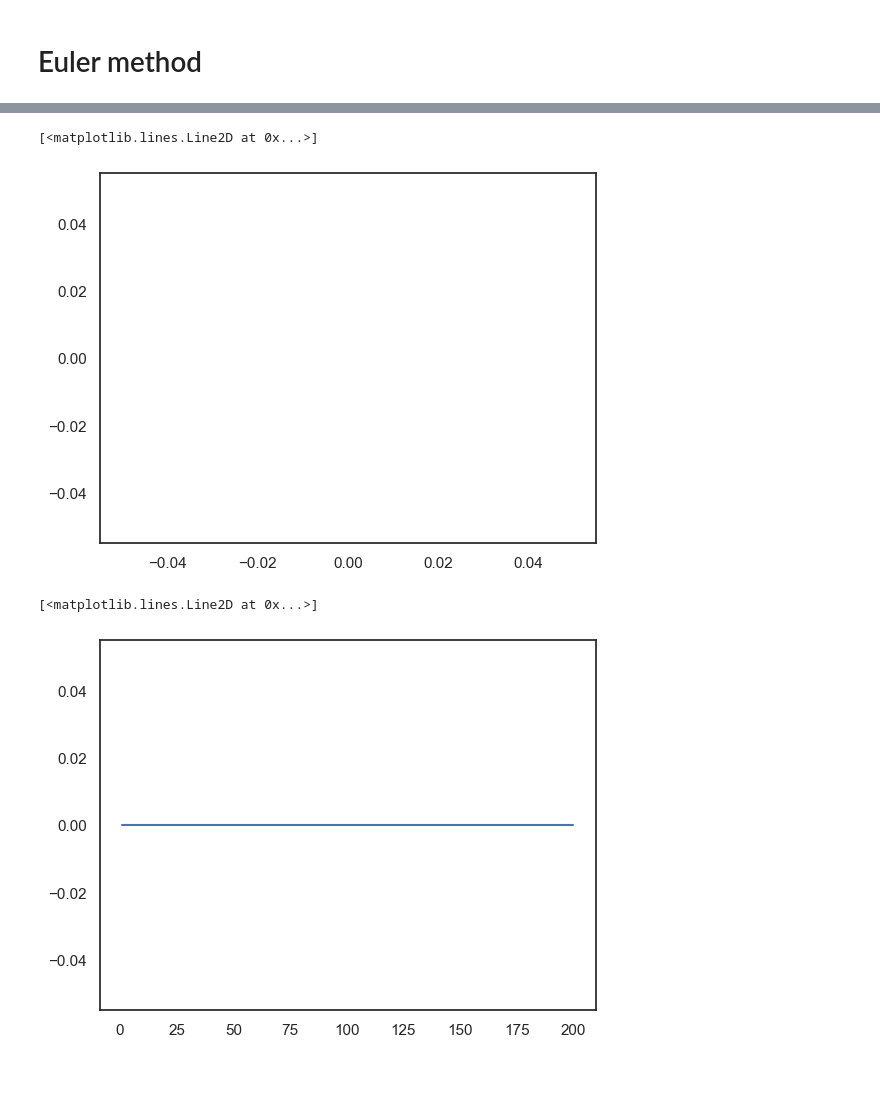
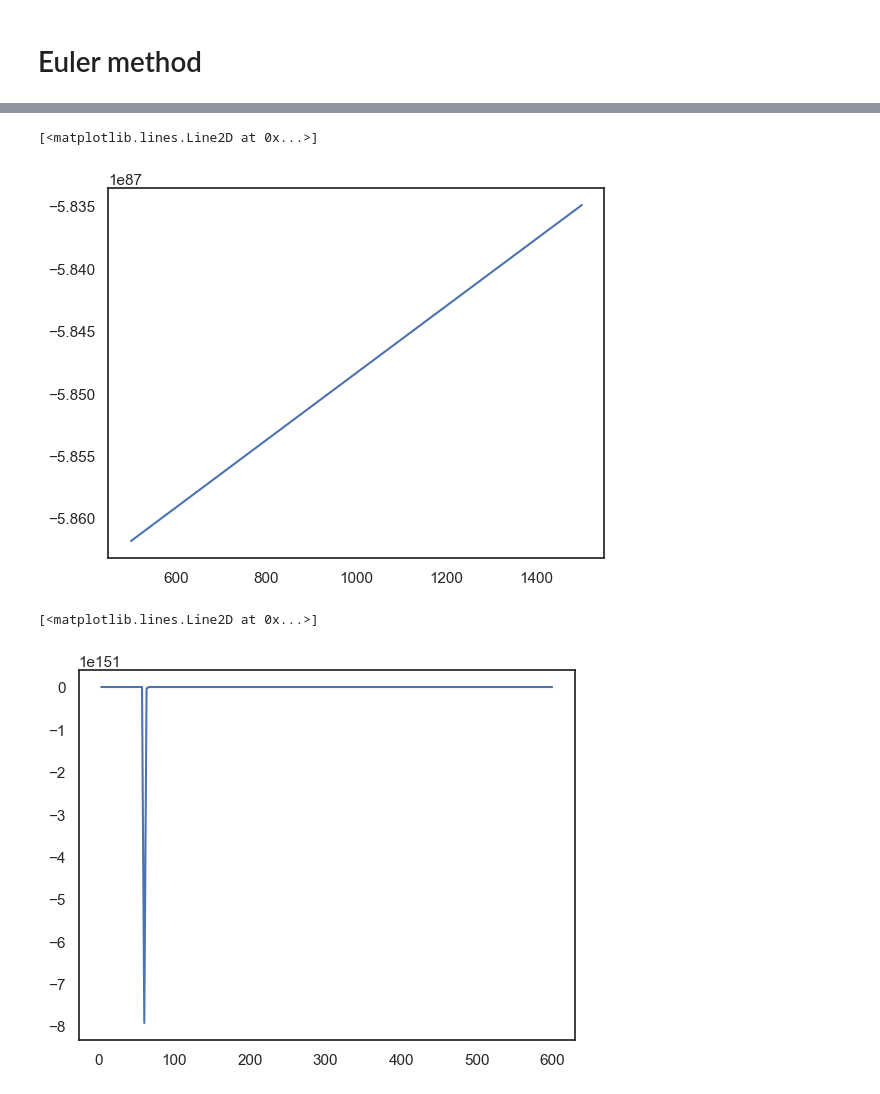
Before and after one commit to sb-bbr/AMM-Optimal-Exit-Time, a Jupyter notebook: Code/AMMSimulation.ipynb, the cells around one changed output, grey strips where cells are left out. Cells and saved outputs as stored; diff of their text form; code cells hidden in the pictures.

```diff
--- a/Code/AMMSimulation.ipynb
+++ b/Code/AMMSimulation.ipynb
@@ -534,7 +534,7 @@ HBox(children=(VBox(children=(VBox(children=(HTML(value='<b>Axis Selection</b>')
 # %% [markdown]
 # Euler method
 # %%
-delta = 0.01
+delta = 0.05
 h = 10
 T = 1 # 1 day
 ksi = 3
@@ -647,12 +633,12 @@ Time: 0 ---> Done
 plt.plot(S_matrix, V_matrix[10,10,:])
 # %% [output]
 [<matplotlib.lines.Line2D at 0x...>]
-[figure, old version]
+[figure, new version]
 # %%
-plt.plot(y_matrix, V_matrix[100,:,0])
+plt.plot(y_matrix, V_matrix[1,:,0])
 # %% [output]
 [<matplotlib.lines.Line2D at 0x...>]
-[figure, old version]
+[figure, new version]
 # %%
 plt.plot(time_discretization, V_matrix[:,15,0])
 # %% [output]
```
Also changed, not shown: parts of 2 cells of this notebook.
